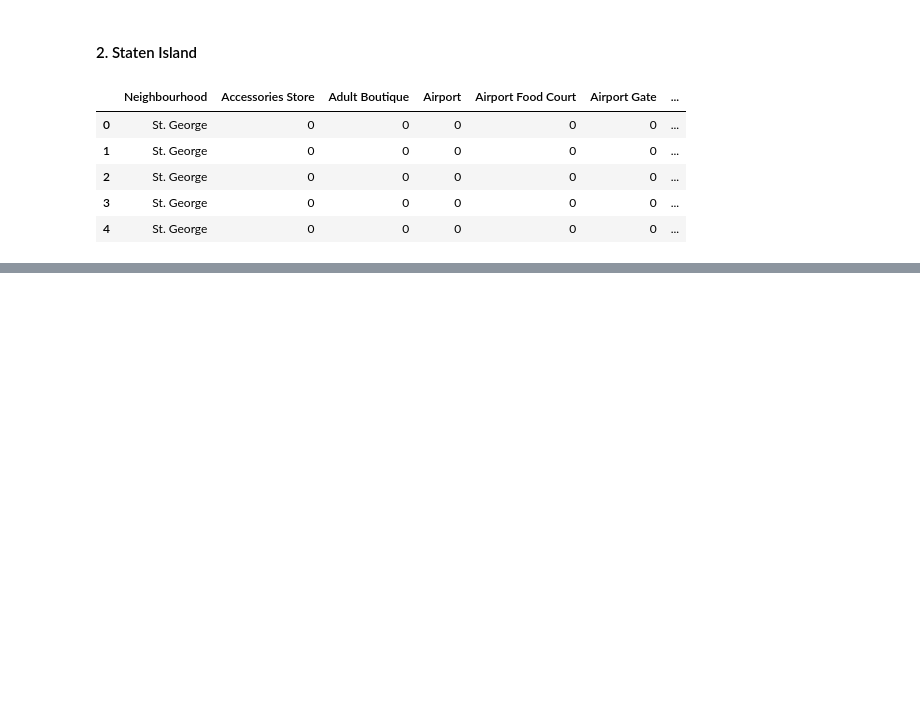
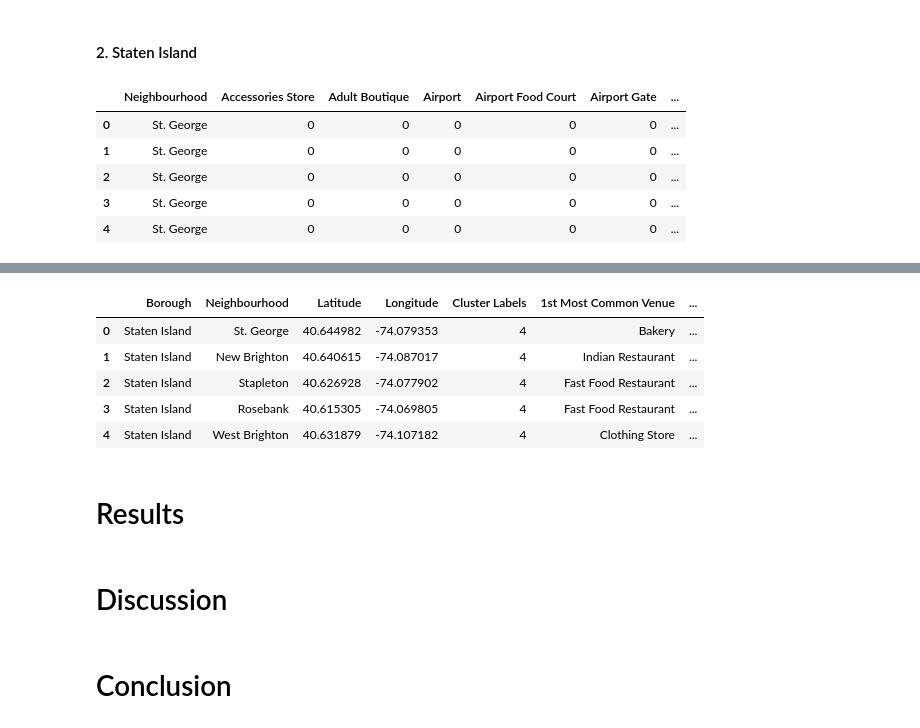
Before and after one commit to caitydows/coursera-capstone, a Jupyter notebook: Battle of the Neighbourhoods (Week 2).ipynb, the cells around one changed output, grey strips where cells are left out. Saved outputs shown, nothing was run; the diff lists cells and outputs as text; code cells hidden in the pictures; blank space fills up the shorter version.

```diff
--- a/Battle of the Neighbourhoods (Week 2).ipynb
+++ b/Battle of the Neighbourhoods (Week 2).ipynb
@@ -700,0 +774,23 @@ staten_neighbourhoods_venues_sorted.head()
+# %%
+# add clustering labels
+staten_neighbourhoods_venues_sorted.insert(0, 'Cluster Labels', kmeans.labels_)
+
+staten_merged = df_staten
+
+# merge manhattan_grouped with manhattan_data to add latitude/longitude for each neighborhood
+staten_merged = staten_merged.join(staten_neighbourhoods_venues_sorted.set_index('Neighbourhood'), on='Neighbourhood')
+
+staten_merged.head() # check the last columns!
+# %% [output]
+|  | Borough | Neighbourhood | Latitude | Longitude | Cluster Labels | 1st Most Common Venue | ... |
+| 0 | Staten Island | St. George | 40.644982 | -74.079353 | 4 | Bakery | ... |
+| 1 | Staten Island | New Brighton | 40.640615 | -74.087017 | 4 | Indian Restaurant | ... |
+| 2 | Staten Island | Stapleton | 40.626928 | -74.077902 | 4 | Fast Food Restaurant | ... |
+| 3 | Staten Island | Rosebank | 40.615305 | -74.069805 | 4 | Fast Food Restaurant | ... |
+| 4 | Staten Island | West Brighton | 40.631879 | -74.107182 | 4 | Clothing Store | ... |
+# %% [markdown]
+# Results
+# %% [markdown]
+# Discussion
+# %% [markdown]
+# Conclusion
```
Also changed, not shown: parts of 17 cells of this notebook.
